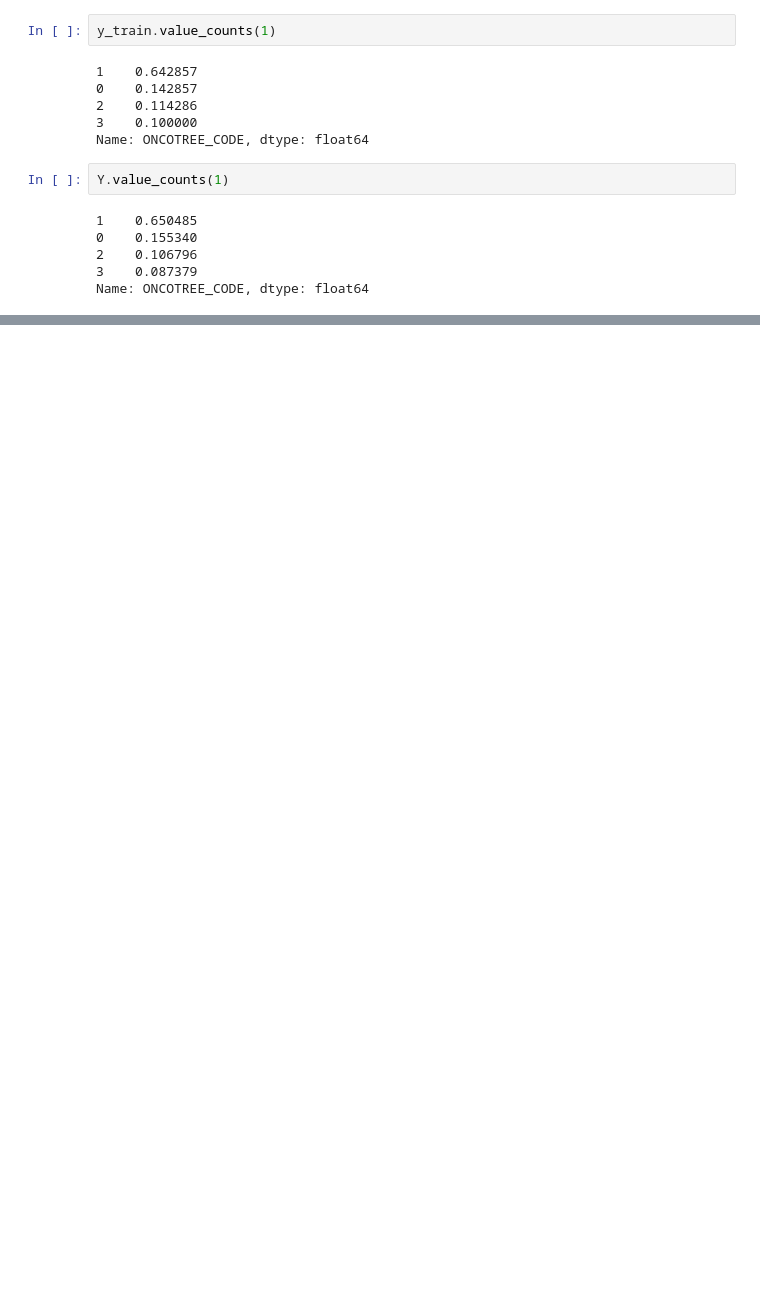
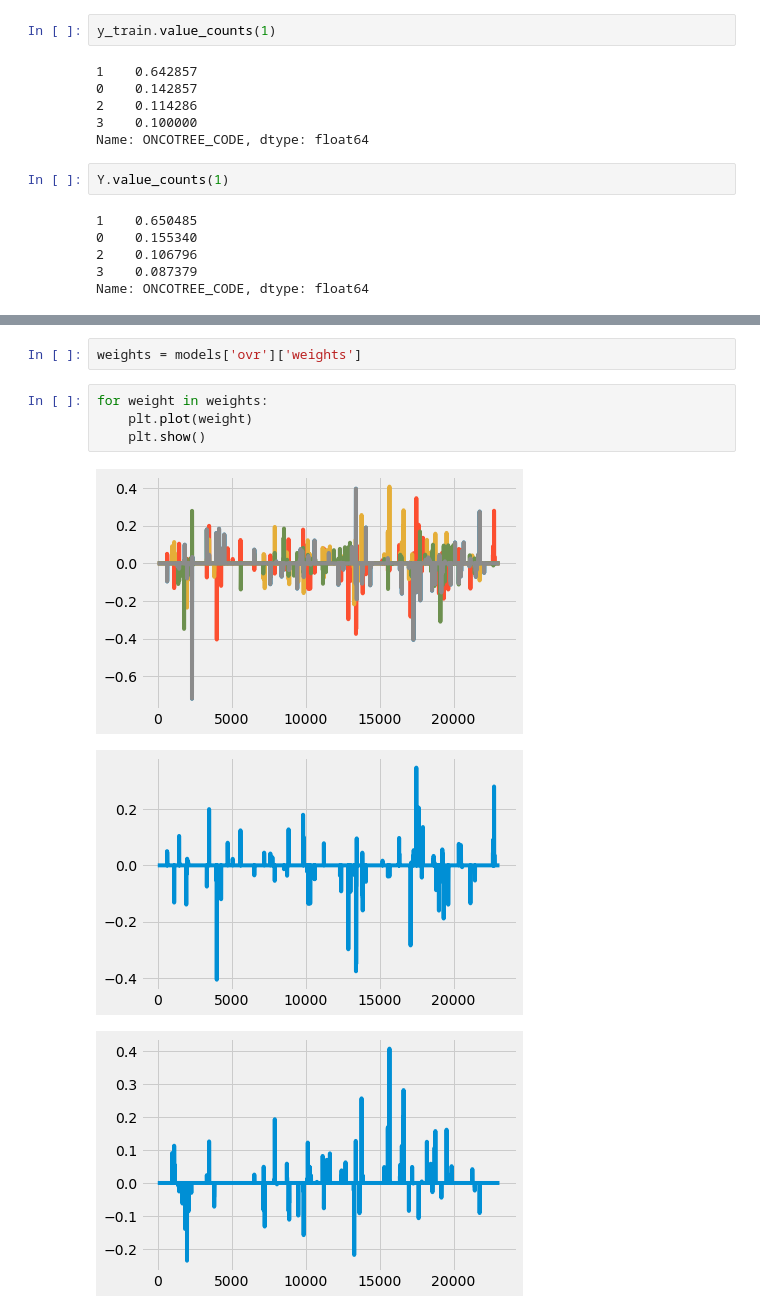
Before and after one commit to egeozin/Data-Analytics-to-Predict-Breast-Cancer-Subtype, a Jupyter notebook: REGRESSION_CNA.ipynb, the cells around one changed output, grey strips where cells are left out. Cells and saved outputs as stored; diff of their text form; blank space fills up the shorter version.

```diff
--- a/REGRESSION_CNA.ipynb
+++ b/REGRESSION_CNA.ipynb
@@ -203,0 +244,10 @@ Name: ONCOTREE_CODE, dtype: float64
+# %%
+weights = models['ovr']['weights']
+# %%
+for weight in weights:
+    plt.plot(weight)
+    plt.show()
+# %% [output]
+[figure, added]
+[figure, added]
+[figure, added]
```
Also changed, not shown: parts of 12 cells of this notebook, 1 other file.
